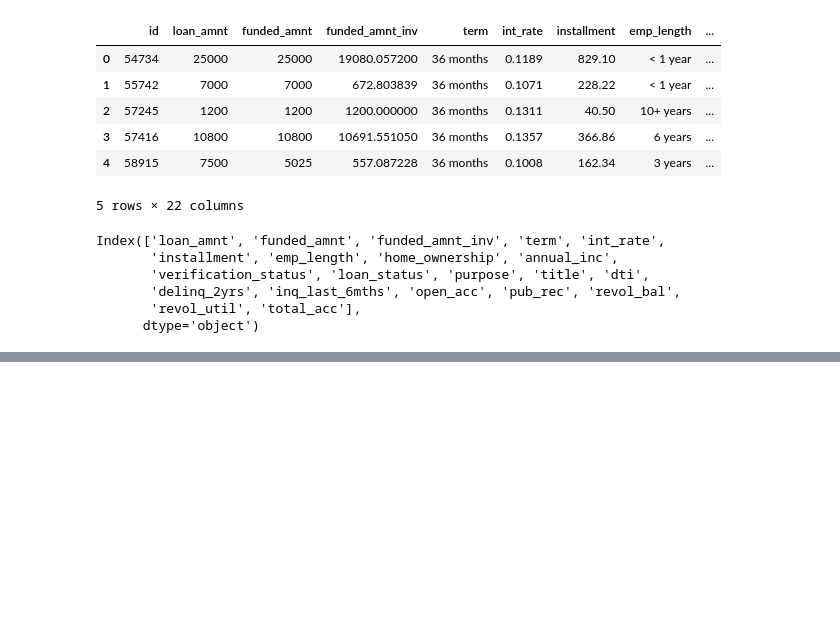
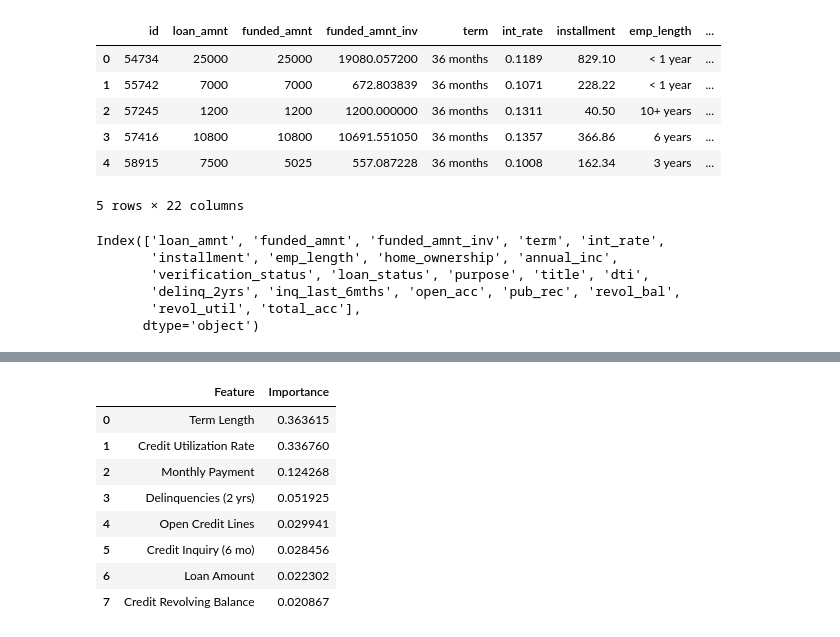
Before and after one commit to kylemyat/Final_Project, a Jupyter notebook: loan_prediction.ipynb, the cells around one changed output, grey strips where cells are left out. Saved outputs shown, nothing was run; the diff lists cells and outputs as text; code cells hidden in the pictures; blank space fills up the shorter version.

```diff
--- a/loan_prediction.ipynb
+++ b/loan_prediction.ipynb
@@ -138,0 +156,23 @@ feature_importances_df.head(20)
+# %%
+# Rename Feature values
+top_features['Feature'] = top_features['Feature'].replace({
+    'term_ 36 months': 'Term Length',
+    'revol_util': 'Credit Utilization Rate',
+    'installment': 'Monthly Payment',
+    'delinq_2yrs': 'Delinquencies (2 yrs)',
+    'open_acc': 'Open Credit Lines',
+    'inq_last_6mths': 'Credit Inquiry (6 mo)',
+    'funded_amnt': 'Loan Amount',
+    'revol_bal': 'Credit Revolving Balance'
+})
+top_features
+# %% [output]
+|  | Feature | Importance |
+| 0 | Term Length | 0.363615 |
+| 1 | Credit Utilization Rate | 0.336760 |
+| 2 | Monthly Payment | 0.124268 |
+| 3 | Delinquencies (2 yrs) | 0.051925 |
+| 4 | Open Credit Lines | 0.029941 |
+| 5 | Credit Inquiry (6 mo) | 0.028456 |
+| 6 | Loan Amount | 0.022302 |
+| 7 | Credit Revolving Balance | 0.020867 |
```
Also changed, not shown: parts of 8 cells of this notebook, 4 other files.
